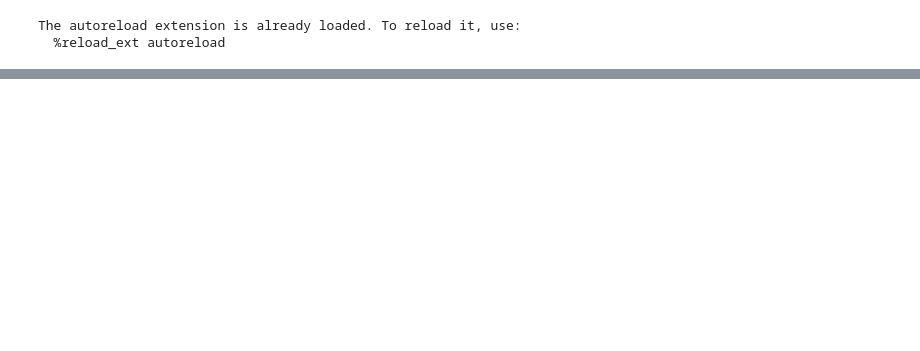
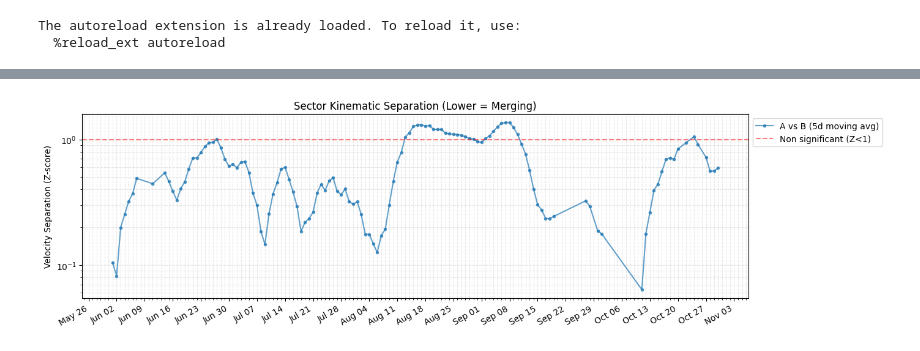
Before and after one commit to franioli/ppcx-domains, a Jupyter notebook: analyze_sectors_ts.ipynb, the cells around one changed output, grey strips where cells are left out. Saved outputs shown, nothing was run; the diff lists cells and outputs as text; code cells hidden in the pictures; blank space fills up the shorter version.

```diff
--- a/analyze_sectors_ts.ipynb
+++ b/analyze_sectors_ts.ipynb
@@ -391 +823,34 @@ logger.info(f"Saved velocity time series to {output_path}")
+# %%
+fig, ax = plt.subplots(1, 1, figsize=(14, 4))
+
+label = f"{sec1} vs {sec2}"
+
+# Apply rolling average if requested
+if rolling_days is not None:
+    # We use a time-aware rolling window (handles missing dates correctly)
+    s_sep = pd.Series(separation, index=merged["date"])
+    separation = s_sep.rolling(window=f"{rolling_days}D", center=True).mean().values
+    label += f" ({rolling_days}d moving avg)"
+
+
+ax.plot(merged["date"], separation, label=label, marker=".", alpha=0.7)
+
+# Threshold for "merging"
+ax.axhline(1.0, color="r", linestyle="--", alpha=0.5, label="Non significant (Z<1)")
+
+ax.set_yscale("log")
+ax.set_ylabel("Velocity Separation (Z-score)")
+ax.set_title("Sector Kinematic Separation (Lower = Merging)")
+ax.legend(loc="upper left", bbox_to_anchor=(1, 1))
+ax.grid(True, which="both", linestyle="--", alpha=0.3)
+
+
+ax.xaxis.set_major_locator(mdates.WeekdayLocator(interval=1))
+ax.xaxis.set_major_formatter(mdates.DateFormatter("%b %d"))
+ax.xaxis.set_minor_locator(mdates.DayLocator())
+fig.autofmt_xdate()
+
+plt.tight_layout()
+# %% [output]
+[figure, added]
 # %%
```
Also changed, not shown: parts of 16 cells of this notebook, 3 other files.
